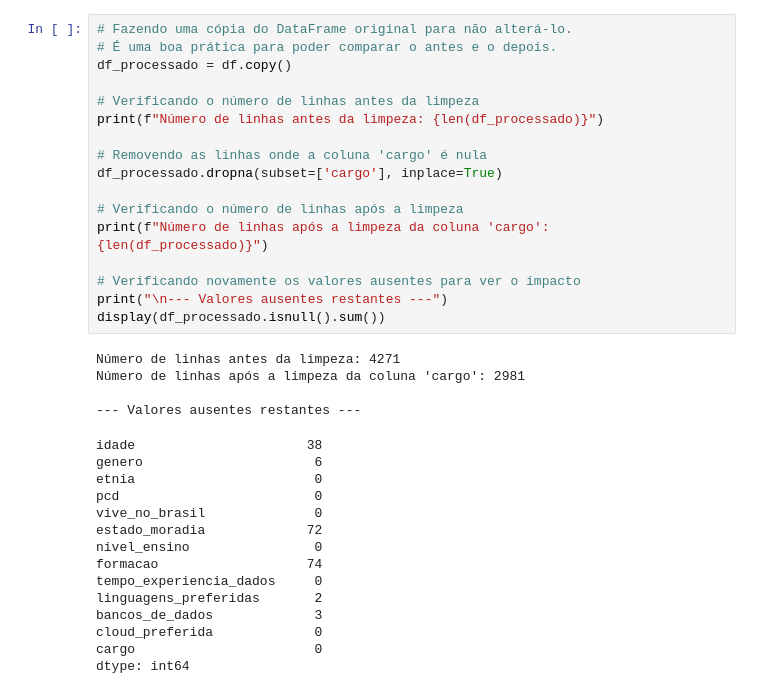
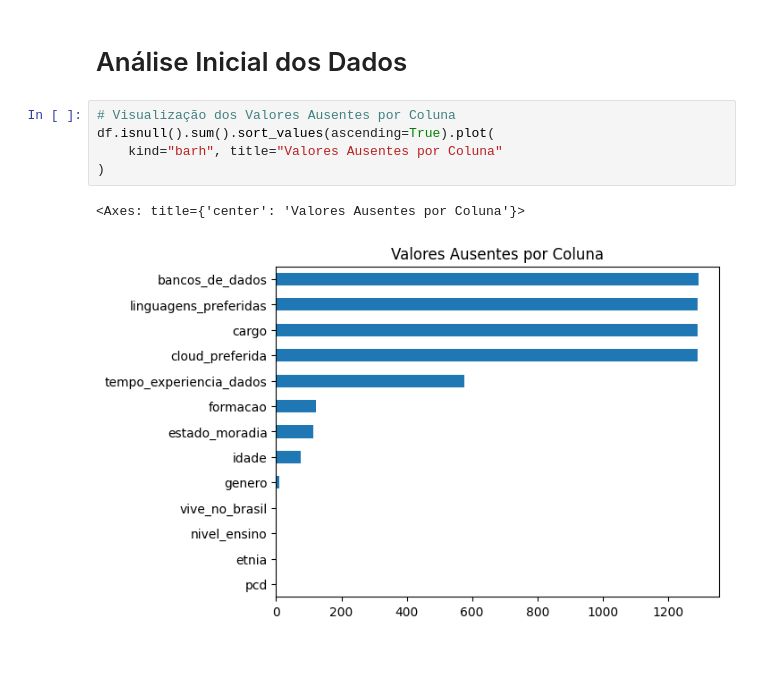
Before and after one commit to RodrigoGois25/state-of-data-brazil, a Jupyter notebook: ml/state-of-data-brazil.ipynb, the cells around one changed output. Cells and saved outputs as stored; diff of their text form; blank space fills up the shorter version.

```diff
--- a/ml/state-of-data-brazil.ipynb
+++ b/ml/state-of-data-brazil.ipynb
@@ -89,37 +39,11 @@ plt.show()
+# %% [markdown]
+# Análise Inicial dos Dados
 # %%
-# Fazendo uma cópia do DataFrame original para não alterá-lo.
-# É uma boa prática para poder comparar o antes e o depois.
-df_processado = df.copy()
-
-# Verificando o número de linhas antes da limpeza
-print(f"Número de linhas antes da limpeza: {len(df_processado)}")
-
-# Removendo as linhas onde a coluna 'cargo' é nula
-df_processado.dropna(subset=['cargo'], inplace=True)
-
-# Verificando o número de linhas após a limpeza
-print(f"Número de linhas após a limpeza da coluna 'cargo': {len(df_processado)}")
-
-# Verificando novamente os valores ausentes para ver o impacto
-print("\n--- Valores ausentes restantes ---")
-display(df_processado.isnull().sum())
+# Visualização dos Valores Ausentes por Coluna
+df.isnull().sum().sort_values(ascending=True).plot(
+    kind="barh", title="Valores Ausentes por Coluna"
+)
 # %% [output]
-Número de linhas antes da limpeza: 4271
-Número de linhas após a limpeza da coluna 'cargo': 2981
-
---- Valores ausentes restantes ---
+<Axes: title={'center': 'Valores Ausentes por Coluna'}>
-idade                      38
-genero                      6
-etnia                       0
-pcd                         0
-vive_no_brasil              0
-estado_moradia             72
-nivel_ensino                0
-formacao                   74
-tempo_experiencia_dados     0
-linguagens_preferidas       2
-bancos_de_dados             3
-cloud_preferida             0
-cargo                       0
-dtype: int64
+[figure, added]
 # %%
```
Also changed, not shown: parts of 31 cells of this notebook, 12 other files.
